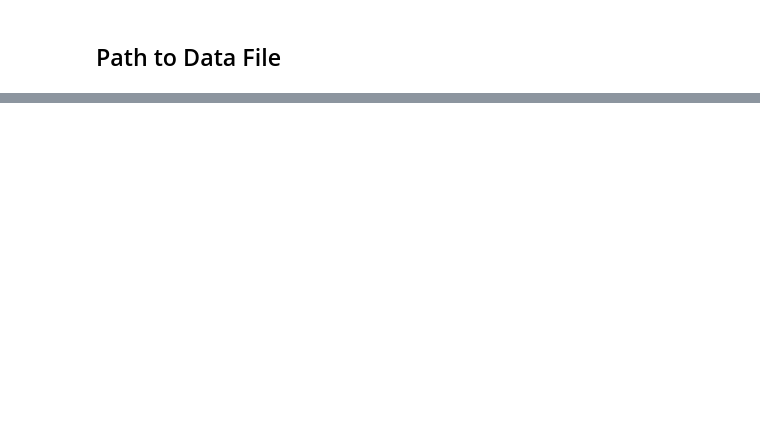
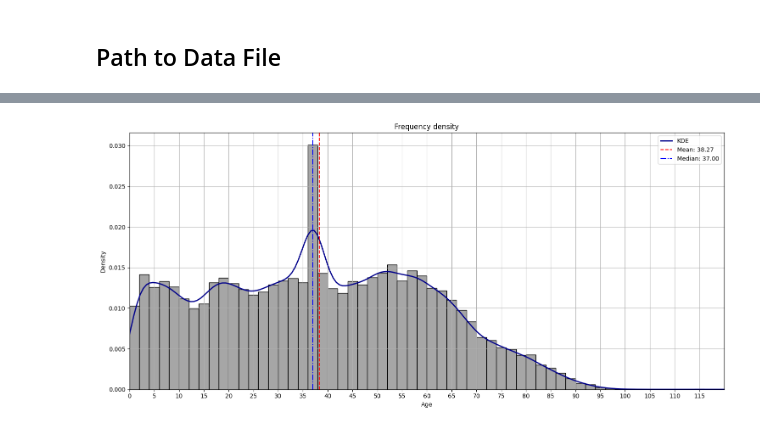
Before and after one commit to LuisPastranaLemus/Data-Driven-Insights-on-Patient-No-Shows, a Jupyter notebook: notebooks/01-eda.ipynb, the cells around one changed output, grey strips where cells are left out. Saved outputs shown, nothing was run; the diff lists cells and outputs as text; code cells hidden in the pictures; blank space fills up the shorter version.

```diff
--- a/notebooks/01-eda.ipynb
+++ b/notebooks/01-eda.ipynb
@@ -32,0 +111,5 @@ df_patients = load_dataset_from_zip(data_file_path, "KaggleV2-May-2016.csv", sep
+# %%
+plot_frequency_density(df_patients['age'], bins=np.arange(0, 120, 2), color='grey', title='Frequency density', xlabel='Age',
+                       ylabel='Density', xticks_range=(0, 120, 5), show_kde=True)
+# %% [output]
+[figure, added]
```
Also changed, not shown: parts of 13 cells of this notebook, 9 other files.
